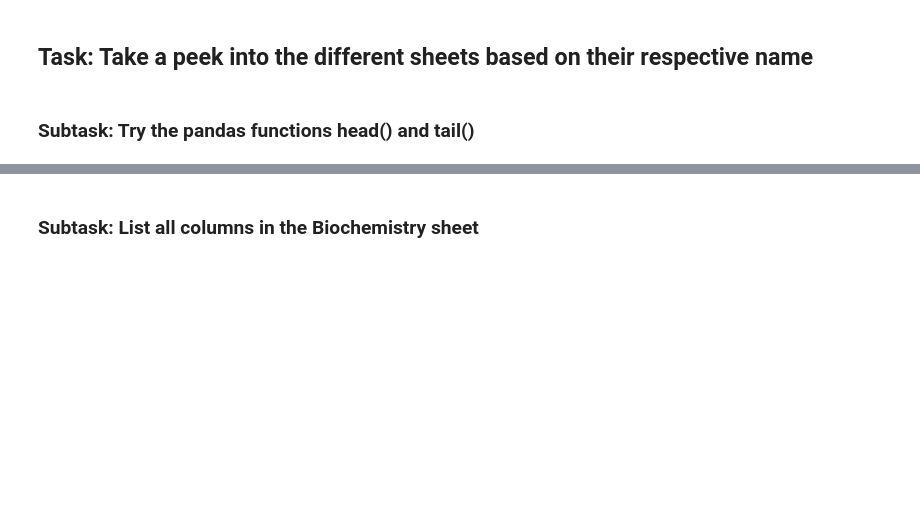
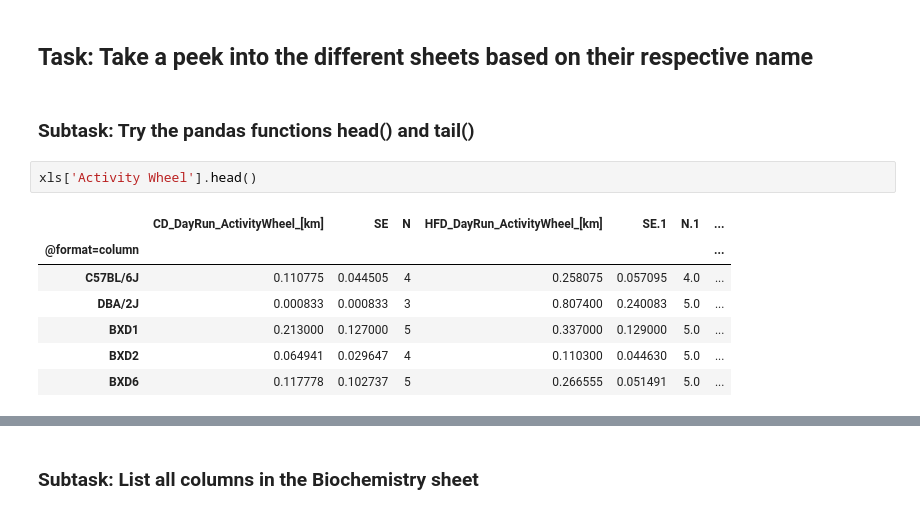
Before and after one commit to Osrip/Integrated_Bioinformatics, a Jupyter notebook: IntegratedBioinformatics/notebooks/Day2_Exploratory_Analysis.ipynb, the cells around one changed output, grey strips where cells are left out. Drawn from its saved outputs; the diff is of its cells as text; blank space fills up the shorter version.

```diff
--- a/IntegratedBioinformatics/notebooks/Day2_Exploratory_Analysis.ipynb
+++ b/IntegratedBioinformatics/notebooks/Day2_Exploratory_Analysis.ipynb
@@ -204,3 +215,13 @@ The BXD mouse phenotype data has been accumulated over the past 50 years and wit
 ## Task: Take a peek into the different sheets based on their respective name
 # %% [markdown]
 ### Subtask: Try the pandas functions head() and tail()
+# %%
+xls['Activity Wheel'].head()
+# %% [output]
+|  | CD_DayRun_ActivityWheel_[km] | SE | N | HFD_DayRun_ActivityWheel_[km] | SE.1 | N.1 | ... |
+| @format=column |  |  |  |  |  |  | ... |
+| C57BL/6J | 0.110775 | 0.044505 | 4 | 0.258075 | 0.057095 | 4.0 | ... |
+| DBA/2J | 0.000833 | 0.000833 | 3 | 0.807400 | 0.240083 | 5.0 | ... |
+| BXD1 | 0.213000 | 0.127000 | 5 | 0.337000 | 0.129000 | 5.0 | ... |
+| BXD2 | 0.064941 | 0.029647 | 4 | 0.110300 | 0.044630 | 5.0 | ... |
+| BXD6 | 0.117778 | 0.102737 | 5 | 0.266555 | 0.051491 | 5.0 | ... |
```
Also changed, not shown: parts of 14 cells of this notebook.
